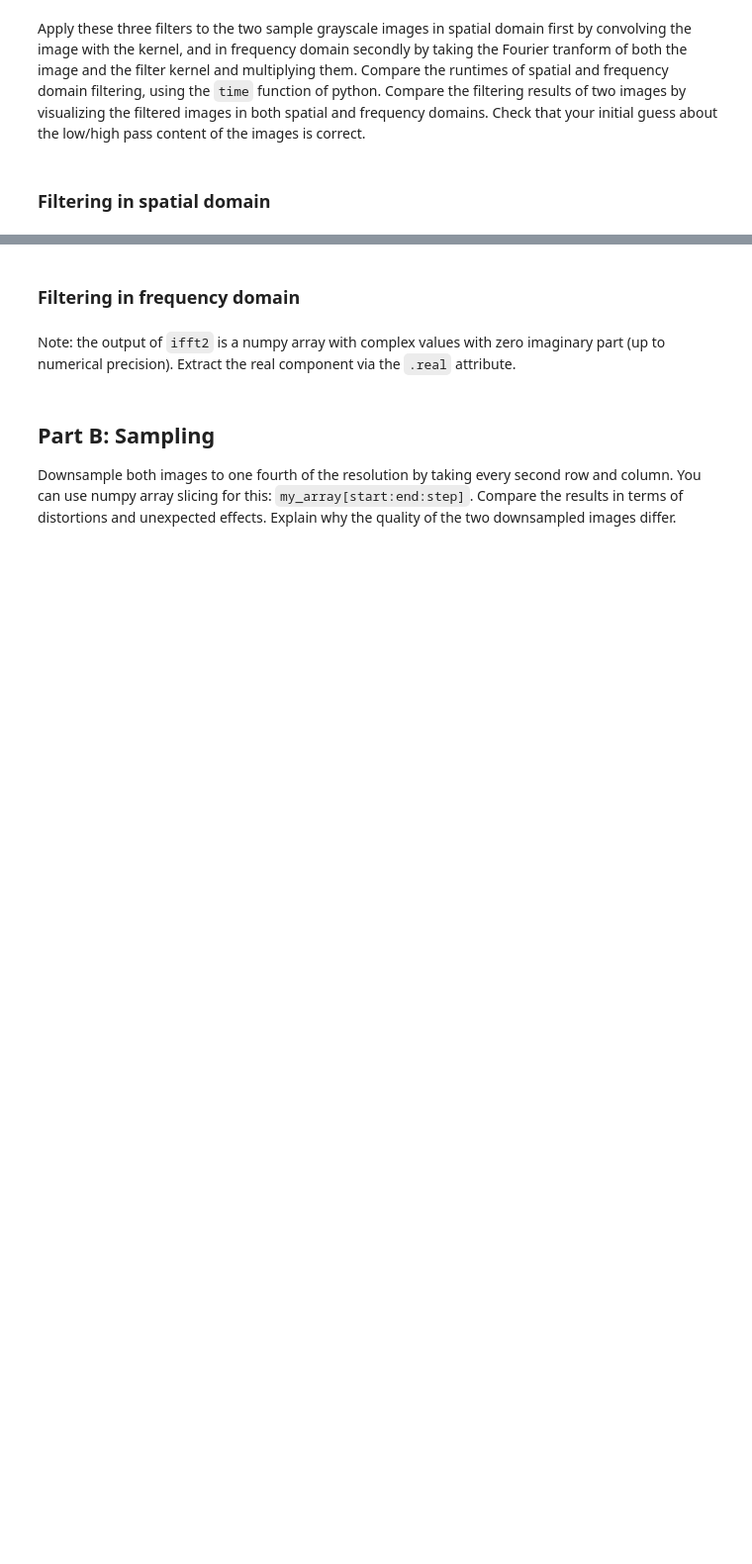
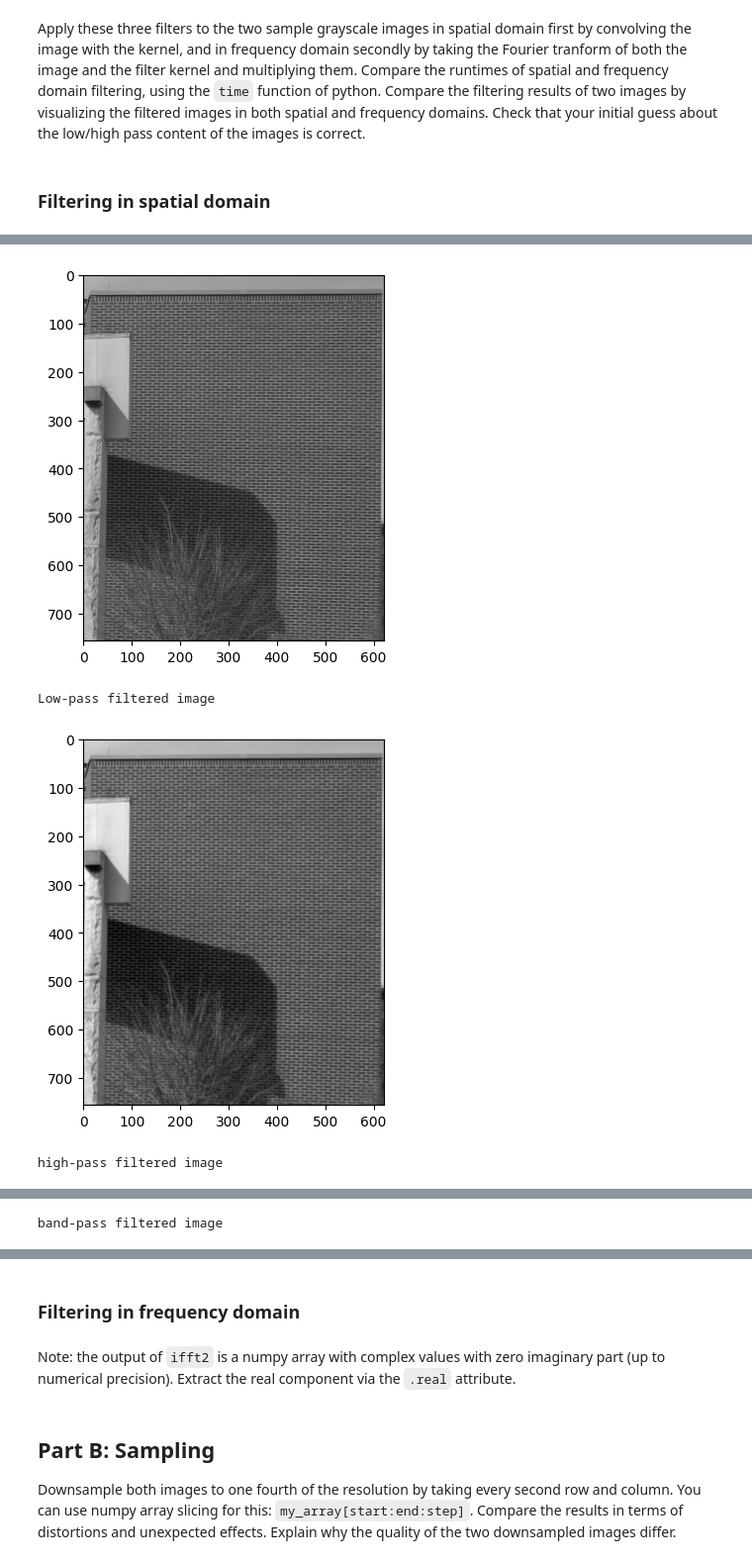
Before and after one commit to tambourine-dev/VisComp, a Jupyter notebook: Exercises/W4/W4_exercise.ipynb, the cells around one changed output, grey strips where cells are left out. Shown at 99% size. Cells and saved outputs as stored; diff of their text form; code cells hidden in the pictures; blank space fills up the shorter version.

```diff
--- a/Exercises/W4/W4_exercise.ipynb
+++ b/Exercises/W4/W4_exercise.ipynb
@@ -94,0 +109,25 @@ show()
+# %%
+start = time()
+
+low_wall = convolve(wall_gray, low)
+high_wall = convolve(wall_gray, high)
+band_wall = convolve(wall_gray, band)
+
+print(f"elapsed time: {time()-start:.2f}s")
+
+print("Original image:")
+imshow(wall_gray, cmap='gray')
+show()
+
+print("Low-pass filtered image")
+imshow(low_wall, cmap='gray')
+show()
+
+print("high-pass filtered image")
+imshow(high_wall, cmap='gray')
+show()
+
+print("band-pass filtered image")
+imshow(band_wall, cmap='gray')
+show()
+# %% [output]
@@ -94,0 +136,4 @@ show()
+[figure, added]
+Low-pass filtered image
+[figure, added]
+high-pass filtered image
@@ -94,0 +141 @@ show()
+band-pass filtered image
```
Also changed, not shown: parts of 14 cells of this notebook.
